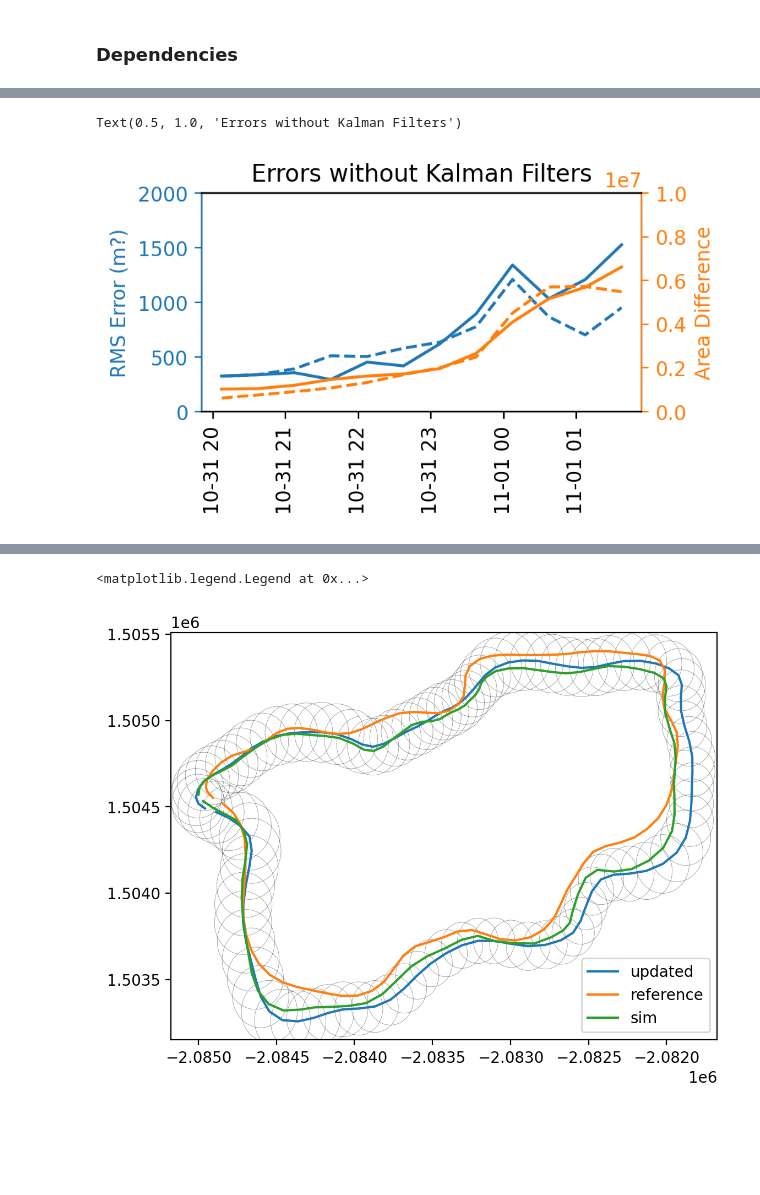
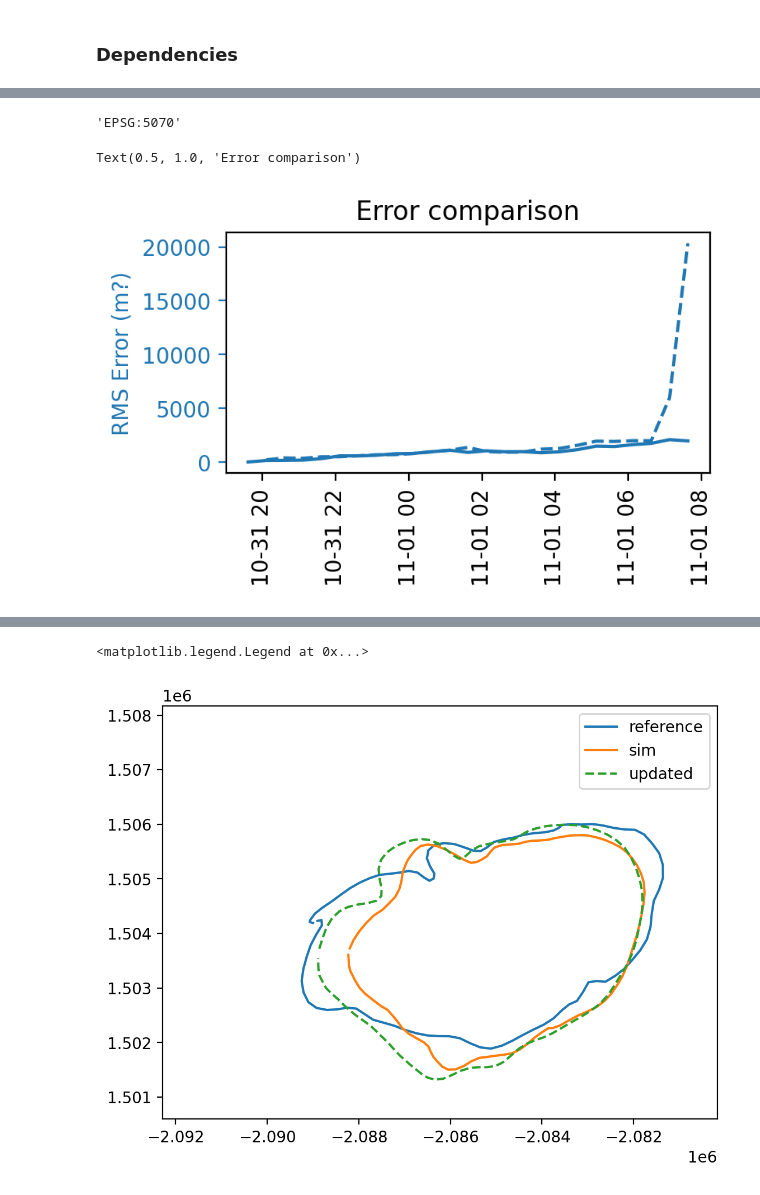
Before and after one commit to tolgacaglar/farsite-devAPI, a Jupyter notebook: src/EnKF Updates EDA (plots).ipynb, the cells around one changed output, grey strips where cells are left out. Cells and saved outputs as stored; diff of their text form; code cells hidden in the pictures; blank space fills up the shorter version.

```diff
--- a/src/EnKF Updates EDA (plots).ipynb
+++ b/src/EnKF Updates EDA (plots).ipynb
@@ -6,6 +38,9 @@ import numpy as np
 
 from matplotlib import pyplot as plt
 from kalmanutils import interpolate_geometries, align_vertices
+
+from shapely.geometry import MultiPolygon
+import contextily as cx
 
 def calculate_rms(geom1, geom2):
     xy1, xy2 = interpolate_geometries([geom1, geom2], vertex_count=100)
@@ -51,7 +86,7 @@ def plot_matrix(X, ax, show_stdev = False, **kwargs):
             ax.add_artist(circle)
 
 
-with open('/home/jovyan/data/output_05142023.pkl', 'rb') as f:
+with open('/home/jovyan/data/output_05162023.pkl', 'rb') as f:
     data = pickle.load(f)
 # %%
 gdfignition = data['gdfignition']
@@ -59,4 +146,4 @@ gdfignition['objectid'] = gdfignition['objectid'].astype(str)
 # %%
-gdfreference = gdfignition[gdfignition['objectid']=='21231_RefTruth']
-gdfdeviate = gdfignition[gdfignition['objectid']=='21231_Deviate']
+gdfreference = gdfignition.loc[referenceidx_lst]
+gdfdeviate = gdfignition.loc[deviateidx_lst]
 gdfupdate = gdfignition[gdfignition['objectid'].str.contains('Update')]
@@ -86,42 +208,46 @@ gdfreference.iloc[1:len(gdfupdate)+1]
+# %%
+gdfmaria_aircraft.crs.to_string()
+# %% [output]
+'EPSG:5070'
 # %%
 errors_rms = []
 errors_areadiff = []
 for (geom1, geom2) in zip(gdfreference['geometry'].tolist(), gdfdeviate['geometry'].tolist()):
     errors_rms.append(calculate_rms(geom1, geom2))
     errors_areadiff.append(calculate_area_diff(geom1, geom2))
 
 errors_rms_update = []
 errors_areadiff_update = []
 for (geom1, geom2) in zip(gdfreference['geometry'].tolist(), gdfupdate['geometry'].tolist()):
     errors_rms_update.append(calculate_rms(geom1, geom2))
     errors_areadiff_update.append(calculate_area_diff(geom1, geom2))
 
 
 fig, ax = plt.subplots(1,1, figsize=(4,2), dpi=200)
-ax2 = ax.twinx()
+# ax2 = ax.twinx()
 
 ax.plot(gdfreference['datetime'], errors_rms, color='tab:blue')
 ax.plot(gdfupdate['datetime'], errors_rms_update, color='tab:blue', ls='--')
-ax.set_ylim(0,2000)
+# ax.set_ylim(0,2000)
 ax.set_ylabel('RMS Error (m?)', color='tab:blue')
 ax.tick_params(axis='y', colors='tab:blue')
-ax2.spines['left'].set_color('tab:blue')
+# ax2.spines['left'].set_color('tab:blue')
 
-ax2.plot(gdfreference['datetime'], errors_areadiff, color='tab:orange')
-ax2.plot(gdfupdate['datetime'], errors_areadiff_update, color='tab:orange', ls='--')
-ax2.set_ylim(0,1e7)
-ax2.set_ylabel('Area Difference', color='tab:orange')
-ax2.tick_params(axis='y', colors='tab:orange')
-ax2.spines['right'].set_color('tab:orange')
+# ax2.plot(gdfreference['datetime'], errors_areadiff, color='tab:orange')
+# ax2.plot(gdfupdate['datetime'], errors_areadiff_update, color='tab:orange', ls='--')
+# ax2.set_ylim(0,1e7)
+# ax2.set_ylabel('Area Difference', color='tab:orange')
+# ax2.tick_params(axis='y', colors='tab:orange')
+# ax2.spines['right'].set_color('tab:orange')
 # ax2.yaxis.set_ticklabels(ax2.yaxis.get_ticklabels(), color='tab:orange')
 
 
 ax.xaxis.set_tick_params(rotation=90)
 
-ax.set_title('Errors without Kalman Filters')
+ax.set_title('Error comparison')
 # %% [output]
-Text(0.5, 1.0, 'Errors without Kalman Filters')
+Text(0.5, 1.0, 'Error comparison')
-[figure, old version]
+[figure, new version]
 # %%
 gdfreference
 # %% [output]
@@ -140,11 +266,15 @@ gdfreference
 | b93e051584c54d3183511baf8088fc84 | Ignition | 21231_RefTruth | /home/jovyan/data/20230203/Run_00... | 2019-11-01 01:37:11 | Maria2019 | POLYGON ((-2088876.000 1504308.00... |
 # %%
 fig, ax = plt.subplots(1,1, dpi=200)
-plotix = 0
-plot_matrix(data['calculations'][plotix]['X'][:-2,:], ax=ax, label='updated', show_stdev=True)
+plotix = 11
+
 plot_matrix(data['calculations'][plotix]['Y'], ax=ax, label='reference')
 plot_matrix(data['calculations'][plotix]['Xt'][:-2,:], ax=ax, label='sim')
+plot_matrix(data['calculations'][plotix]['X'][:-2,:], ax=ax, label='updated', ls='--')
+
+ax.set_xlim((-2092286.5426307796, -2080173.4025845625))
+ax.set_ylim((1500598.4375278142, 1508168.8614191345))
 ax.legend()
 # %% [output]
 <matplotlib.legend.Legend at 0x...>
-[figure, old version]
+[figure, new version]
```
Also changed, not shown: parts of 7 cells of this notebook, 1 other file.
